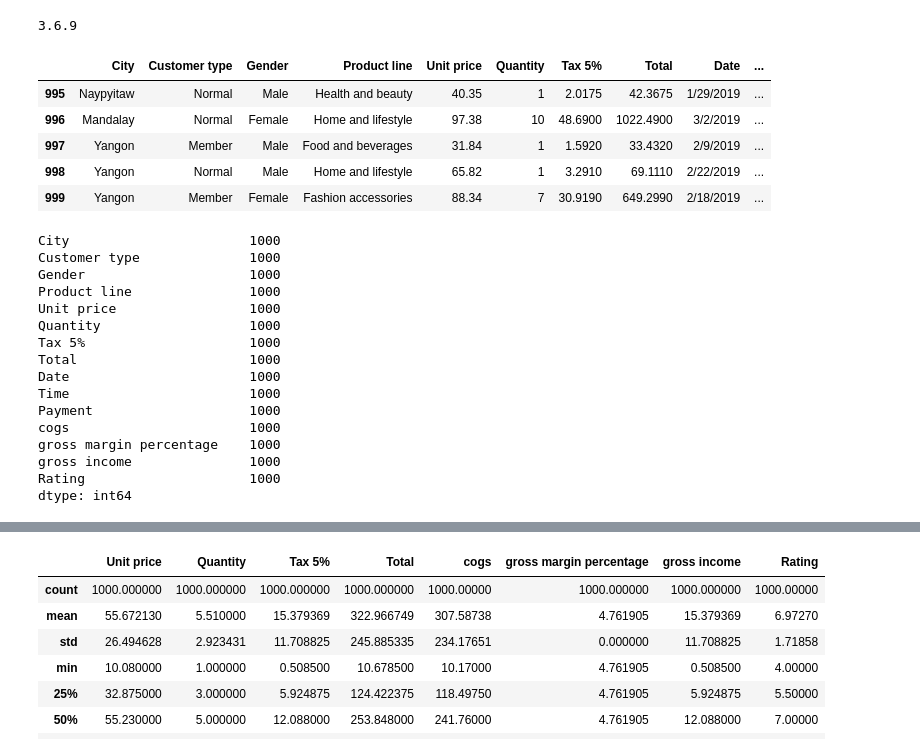
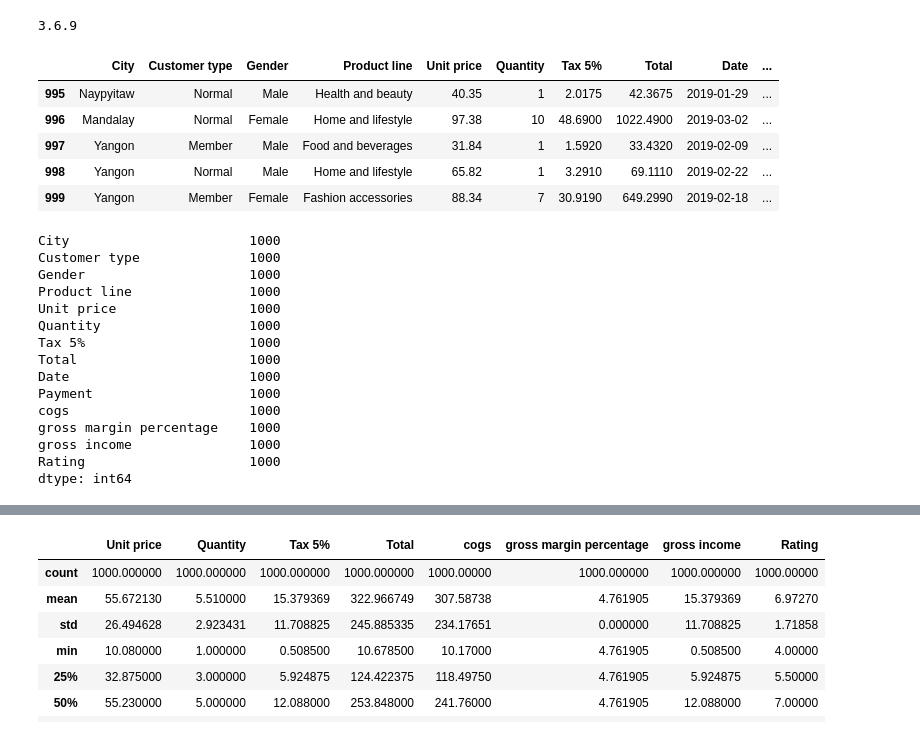
Before and after one commit to AAntunesNDS/supermarkt-sales, a Jupyter notebook: SupermarketSales.ipynb, the cells around one changed output, grey strips where cells are left out. Drawn from its saved outputs; the diff is of its cells as text; code cells hidden in the pictures.

```diff
--- a/SupermarketSales.ipynb
+++ b/SupermarketSales.ipynb
@@ -40,22 +40,26 @@ print(python_version())
 # %% [output]
 3.6.9
 # %%
-data = pd.read_csv("Datas/supermarket-sales/supermarket_sales - Sheet1.csv")
+data = pd.read_csv("Datas/supermarket-sales/supermarket_sales - Sheet1.csv",
+                  parse_dates=['Date'])
 
 # id da compra dispensaveel
 data = data.drop('Invoice ID', axis = 1)
+
+# hora da compra dispensaveel
+data = data.drop('Time', axis = 1)
 
 # branch=city | Branch dispensaveel
 data = data.drop('Branch', axis = 1)
 
 data.tail()
 # %% [output]
 |  | City | Customer type | Gender | Product line | Unit price | Quantity | Tax 5% | Total | Date | ... |
-| 995 | Naypyitaw | Normal | Male | Health and beauty | 40.35 | 1 | 2.0175 | 42.3675 | 1/29/2019 | ... |
-| 996 | Mandalay | Normal | Female | Home and lifestyle | 97.38 | 10 | 48.6900 | 1022.4900 | 3/2/2019 | ... |
-| 997 | Yangon | Member | Male | Food and beverages | 31.84 | 1 | 1.5920 | 33.4320 | 2/9/2019 | ... |
-| 998 | Yangon | Normal | Male | Home and lifestyle | 65.82 | 1 | 3.2910 | 69.1110 | 2/22/2019 | ... |
-| 999 | Yangon | Member | Female | Fashion accessories | 88.34 | 7 | 30.9190 | 649.2990 | 2/18/2019 | ... |
+| 995 | Naypyitaw | Normal | Male | Health and beauty | 40.35 | 1 | 2.0175 | 42.3675 | 2019-01-29 | ... |
+| 996 | Mandalay | Normal | Female | Home and lifestyle | 97.38 | 10 | 48.6900 | 1022.4900 | 2019-03-02 | ... |
+| 997 | Yangon | Member | Male | Food and beverages | 31.84 | 1 | 1.5920 | 33.4320 | 2019-02-09 | ... |
+| 998 | Yangon | Normal | Male | Home and lifestyle | 65.82 | 1 | 3.2910 | 69.1110 | 2019-02-22 | ... |
+| 999 | Yangon | Member | Female | Fashion accessories | 88.34 | 7 | 30.9190 | 649.2990 | 2019-02-18 | ... |
 # %%
 data.count()
 # %% [output]
@@ -68,7 +72,6 @@ Quantity                   1000
 Tax 5%                     1000
 Total                      1000
 Date                       1000
-Time                       1000
 Payment                    1000
 cogs                       1000
 gross margin percentage    1000
```
Also changed, not shown: parts of 21 cells of this notebook.
